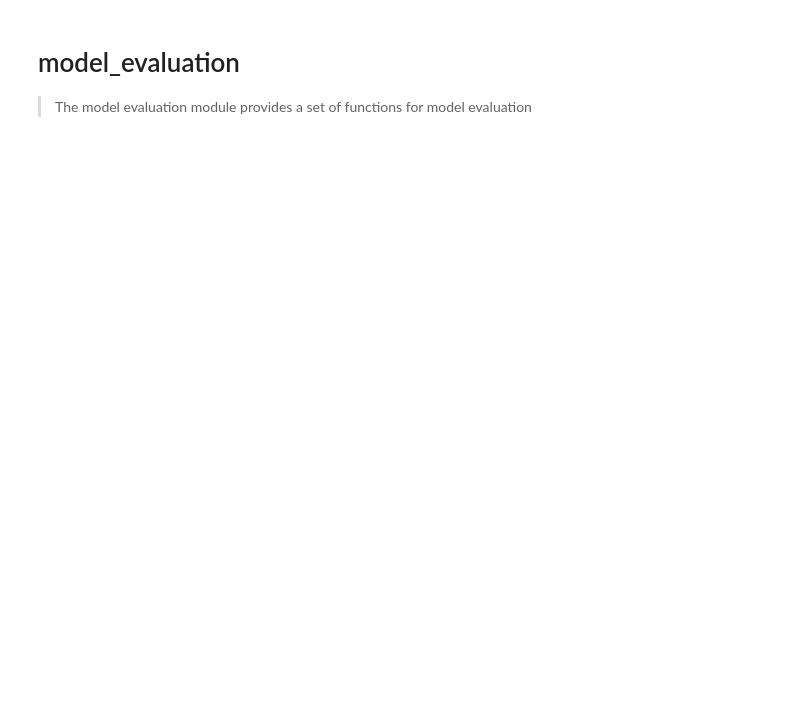
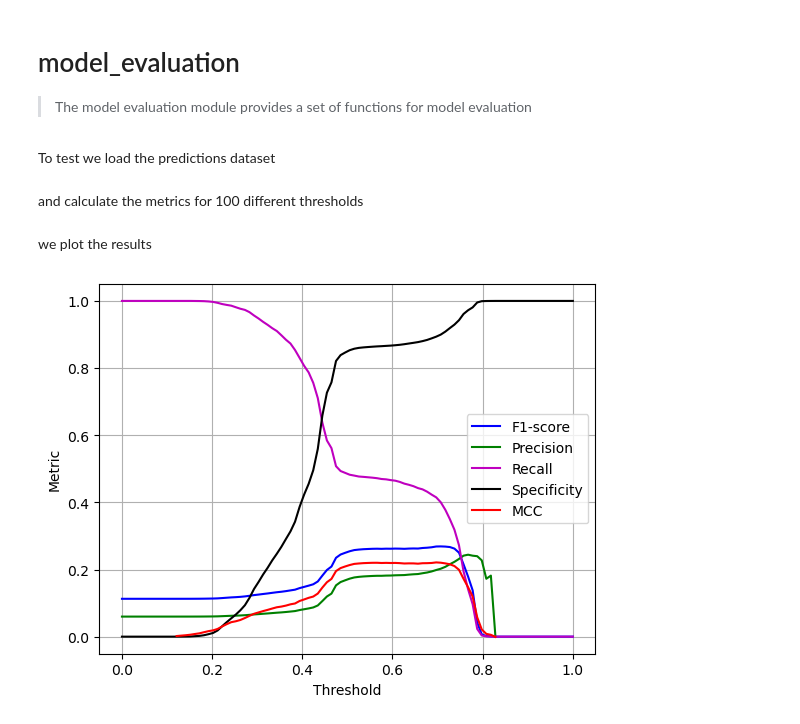
Before and after one commit to rcvalenzuela/aatools, a Jupyter notebook: 03_model_evaluation.ipynb, the cells around one changed output. Saved outputs shown, nothing was run; the diff lists cells and outputs as text; code cells hidden in the pictures; blank space fills up the shorter version.

Commit message:
Added load_predictions and metrics_by_thr

```diff
--- a/03_model_evaluation.ipynb
+++ b/03_model_evaluation.ipynb
@@ -38,4 +39,12 @@ def metrics_by_threshold(y_true, # Ground truth (correct) target values
     cm_thr_df['f1'] = (2*cm_thr_df['tp']) / (2*cm_thr_df['tp'] + cm_thr_df['fn'] + cm_thr_df['fp'])
     cm_thr_df['specificity'] = cm_thr_df['tn'] / (cm_thr_df['tn'] + cm_thr_df['fp'])
 
+    # Matthews correlation coefficient
+    num_mcc = (cm_thr_df['tp'] * cm_thr_df['tn']) - (cm_thr_df['fp'] * cm_thr_df['fn'])
+    subrad_mcc = ((cm_thr_df['tp'] + cm_thr_df['fp']) *
+                  (cm_thr_df['tp'] + cm_thr_df['fn']) *
+                  (cm_thr_df['tn'] + cm_thr_df['fp']) *
+                  (cm_thr_df['tn'] + cm_thr_df['fn']))
+    cm_thr_df['mcc'] = num_mcc / np.sqrt(subrad_mcc)
+
     return cm_thr_df
@@ -44,13 +51,27 @@ def metrics_by_threshold(y_true, # Ground truth (correct) target values
+# %% [markdown]
+To test we load the predictions dataset
+# %%
+preds = load_predictions()
+# %% [markdown]
+and calculate the metrics for 100 different thresholds
+# %%
+mthr = metrics_by_threshold(preds['y_true'], preds['y_proba'])
+# %% [markdown]
+we plot the results
 # %%
-# fig, ax = plt.subplots()
-# ax.plot(mthr['thr'], mthr['f1'], color='b', label=f'F1-score')
-# ax.plot(mthr['thr'], mthr['precision'], color='g', label=f'Precision')
-# ax.plot(mthr['thr'], mthr['recall'], color='m', label=f'Recall')
-# ax.plot(mthr['thr'], mthr['specificity'], color='k', label=f'Specificity')
-# ax.legend()
-# ax.grid()
-# ax.set_xlabel('Threshold')
-# ax.set_ylabel('Metric')
+fig, ax = plt.subplots()
+ax.plot(mthr['thr'], mthr['f1'], color='b', label=f'F1-score')
+ax.plot(mthr['thr'], mthr['precision'], color='g', label=f'Precision')
+ax.plot(mthr['thr'], mthr['recall'], color='m', label=f'Recall')
+ax.plot(mthr['thr'], mthr['specificity'], color='k', label=f'Specificity')
+ax.plot(mthr['thr'], mthr['mcc'], color='r', label=f'MCC')
+ax.legend()
+ax.grid()
+ax.set_xlabel('Threshold')
+ax.set_ylabel('Metric')
+plt.show()
+# %% [output]
+[figure, added]
 # %%
 #| hide
 import nbdev; nbdev.nbdev_export()
```
Also changed, not shown: parts of 2 cells of this notebook, 10 other files.
